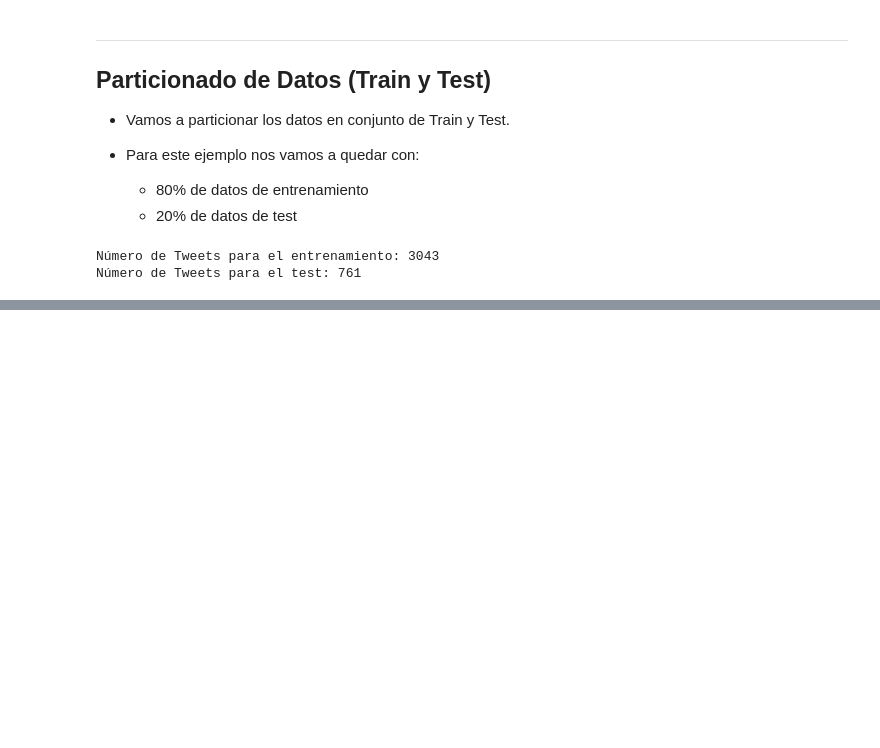
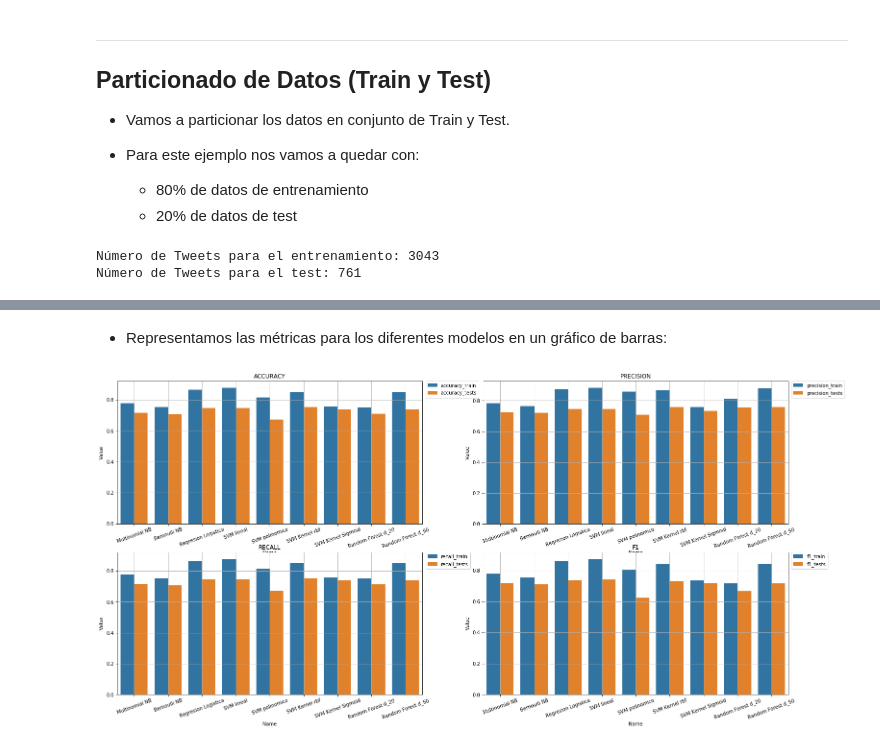
Before and after one commit to RicardoMoya/NLP_with_Python, a Jupyter notebook: 09_Scikit_Clasificacion_Textos.ipynb, the cells around one changed output, grey strips where cells are left out. Cells and saved outputs as stored; diff of their text form; code cells hidden in the pictures; blank space fills up the shorter version.

```diff
--- a/09_Scikit_Clasificacion_Textos.ipynb
+++ b/09_Scikit_Clasificacion_Textos.ipynb
@@ -250,0 +269,30 @@ confusion = confusion_matrix(y_true=y_test,
+# %% [markdown]
+* Representamos las métricas para los diferentes modelos en un gráfico de barras:
+# %%
+import matplotlib.pyplot as plt
+import seaborn as sns
+%matplotlib inline
+
+# Métricas a pintar
+METRICS = ["accuracy", "precision", "recall", "f1"]
+
+# Transformamos el dataframe para pintar las gráficas con seaborn
+df_plot = df.reset_index().melt(id_vars='name').rename(columns=str.title)
+
+plt.figure(figsize=(25, 12))
+pos = 1
+for metric in METRICS:
+    # Filtramos la métrica a pintar
+    df_aux = df_plot[df_plot['Variable'].str.contains(metric)]
+
+    # Pintamos la gráfica en su posición 2x2
+    plt.subplot(2, 2, pos)
+    sns.barplot(x='Name', y='Value', hue='Variable', data=df_aux)
+    plt.title(metric.upper())
+    plt.grid()
+    plt.legend(bbox_to_anchor=(1.01, 1), loc=2, borderaxespad=0.)
+    plt.xticks(rotation=20)
+    pos += 1
+plt.show()
+# %% [output]
+[figure, added]
```
Also changed, not shown: parts of 28 cells of this notebook, 59 other files.
